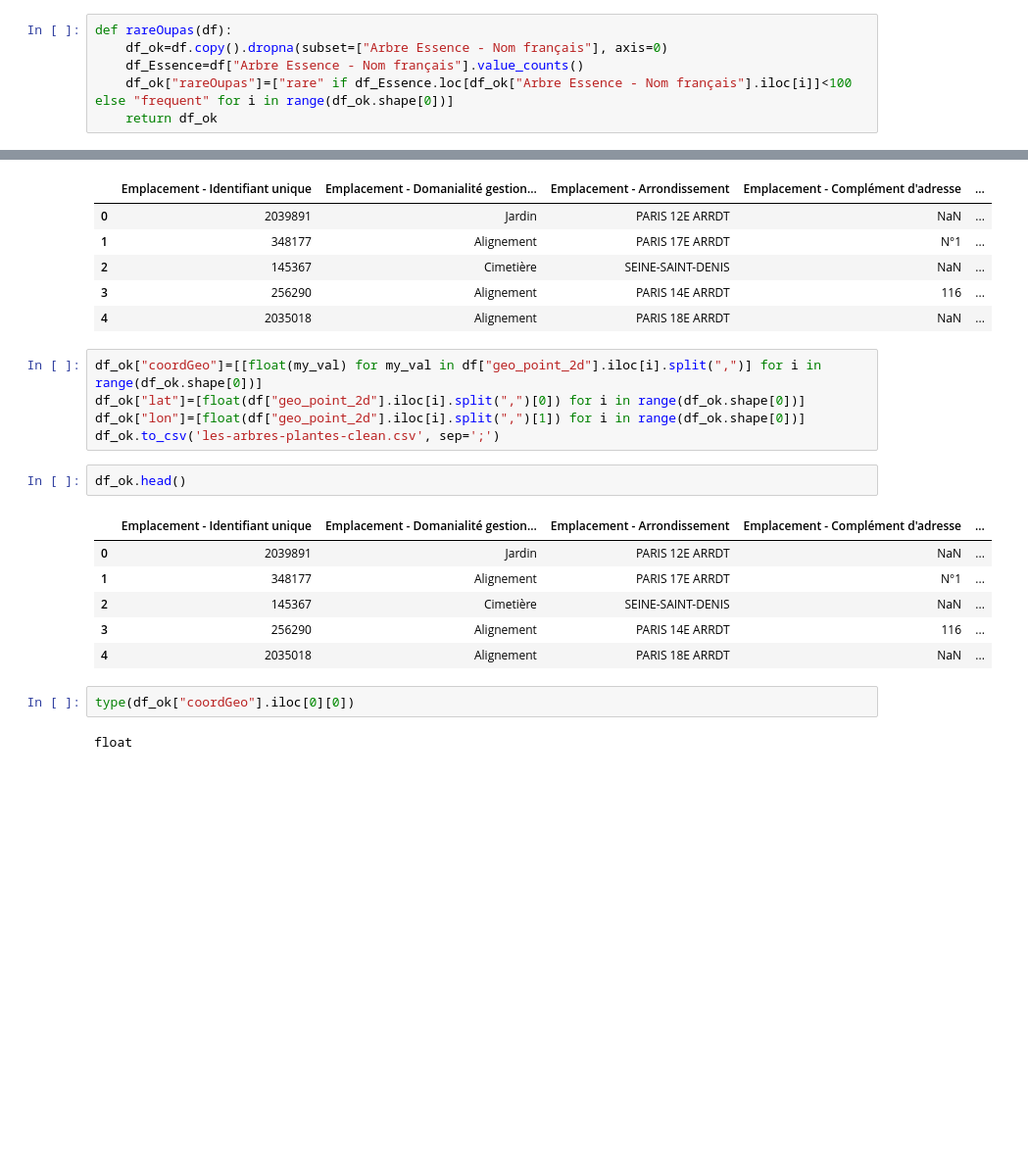
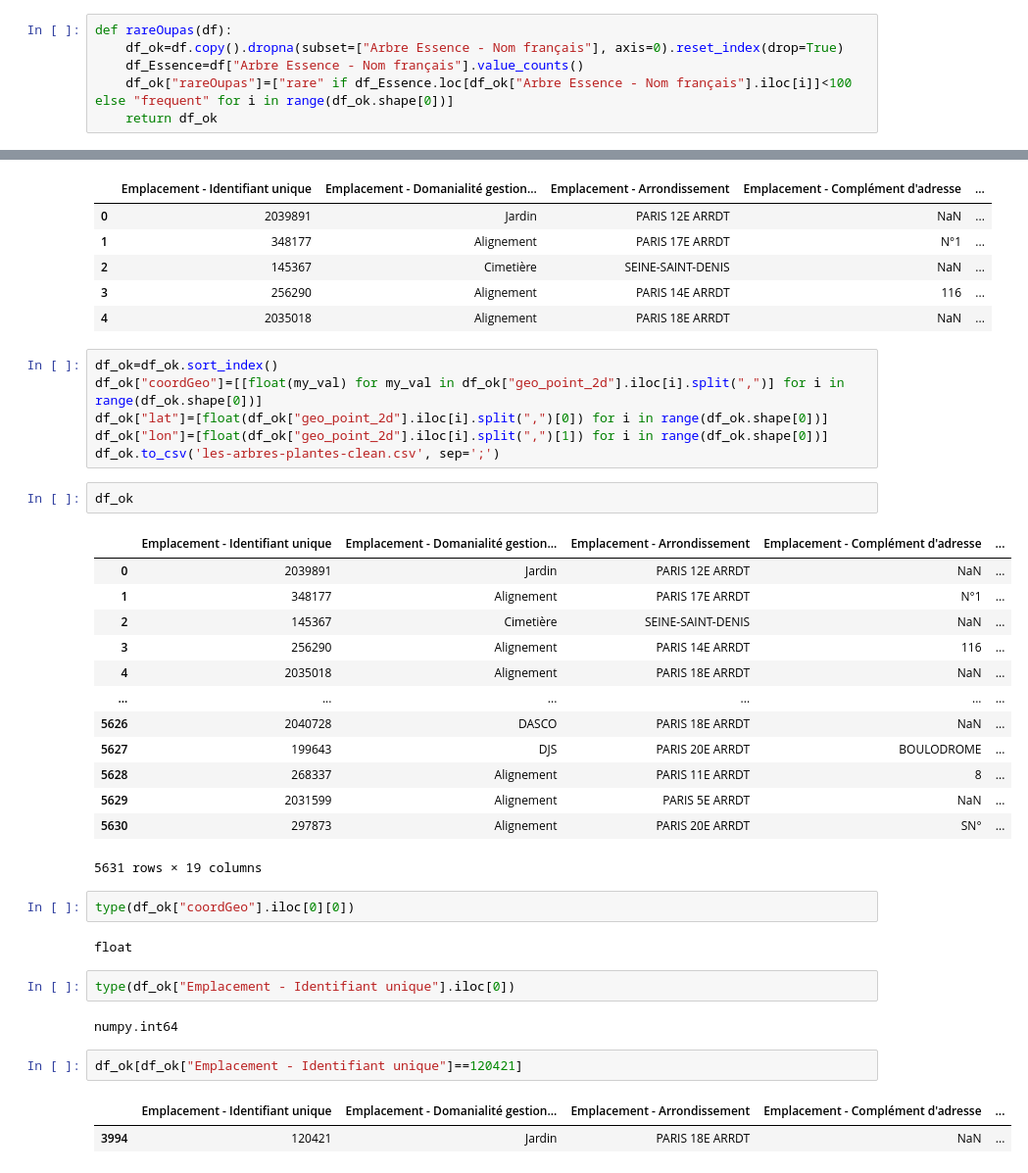
Before and after one commit to JeanMILPIED/Adopte1Arbre, a Jupyter notebook: Adopte1Arbre-datasetExploration.ipynb, the cells around one changed output, grey strips where cells are left out. Shown at 98% size. Saved outputs shown, nothing was run; the diff lists cells and outputs as text; blank space fills up the shorter version.

```diff
--- a/Adopte1Arbre-datasetExploration.ipynb
+++ b/Adopte1Arbre-datasetExploration.ipynb
@@ -107,7 +107,7 @@ df["Arbre Essence - Nom français"].value_counts().loc["Platane"]
 #### fonctions de préparation de filtres
 # %%
 def rareOupas(df):
-    df_ok=df.copy().dropna(subset=["Arbre Essence - Nom français"], axis=0)
+    df_ok=df.copy().dropna(subset=["Arbre Essence - Nom français"], axis=0).reset_index(drop=True)
     df_Essence=df["Arbre Essence - Nom français"].value_counts()
     df_ok["rareOupas"]=["rare" if df_Essence.loc[df_ok["Arbre Essence - Nom français"].iloc[i]]<100 else "frequent" for i in range(df_ok.shape[0])]
     return df_ok
@@ -169,20 +152,37 @@ df_ok.head()
 | 3 | 256290 | Alignement | PARIS 14E ARRDT | 116 | ... |
 | 4 | 2035018 | Alignement | PARIS 18E ARRDT | NaN | ... |
 # %%
-df_ok["coordGeo"]=[[float(my_val) for my_val in df["geo_point_2d"].iloc[i].split(",")] for i in range(df_ok.shape[0])]
-df_ok["lat"]=[float(df["geo_point_2d"].iloc[i].split(",")[0]) for i in range(df_ok.shape[0])]
-df_ok["lon"]=[float(df["geo_point_2d"].iloc[i].split(",")[1]) for i in range(df_ok.shape[0])]
+df_ok=df_ok.sort_index()
+df_ok["coordGeo"]=[[float(my_val) for my_val in df_ok["geo_point_2d"].iloc[i].split(",")] for i in range(df_ok.shape[0])]
+df_ok["lat"]=[float(df_ok["geo_point_2d"].iloc[i].split(",")[0]) for i in range(df_ok.shape[0])]
+df_ok["lon"]=[float(df_ok["geo_point_2d"].iloc[i].split(",")[1]) for i in range(df_ok.shape[0])]
 df_ok.to_csv('les-arbres-plantes-clean.csv', sep=';')
 # %%
-df_ok.head()
+df_ok
 # %% [output]
 |  | Emplacement - Identifiant unique | Emplacement - Domanialité gestion... | Emplacement - Arrondissement | Emplacement - Complément d'adresse | ... |
 | 0 | 2039891 | Jardin | PARIS 12E ARRDT | NaN | ... |
 | 1 | 348177 | Alignement | PARIS 17E ARRDT | N°1 | ... |
 | 2 | 145367 | Cimetière | SEINE-SAINT-DENIS | NaN | ... |
 | 3 | 256290 | Alignement | PARIS 14E ARRDT | 116 | ... |
 | 4 | 2035018 | Alignement | PARIS 18E ARRDT | NaN | ... |
+| ... | ... | ... | ... | ... | ... |
+| 5626 | 2040728 | DASCO | PARIS 18E ARRDT | NaN | ... |
+| 5627 | 199643 | DJS | PARIS 20E ARRDT | BOULODROME | ... |
+| 5628 | 268337 | Alignement | PARIS 11E ARRDT | 8 | ... |
+| 5629 | 2031599 | Alignement | PARIS 5E ARRDT | NaN | ... |
+| 5630 | 297873 | Alignement | PARIS 20E ARRDT | SN° | ... |
+5631 rows × 19 columns
 # %%
 type(df_ok["coordGeo"].iloc[0][0])
 # %% [output]
 float
+# %%
+type(df_ok["Emplacement - Identifiant unique"].iloc[0])
+# %% [output]
+numpy.int64
+# %%
+df_ok[df_ok["Emplacement - Identifiant unique"]==120421]
+# %% [output]
+|  | Emplacement - Identifiant unique | Emplacement - Domanialité gestion... | Emplacement - Arrondissement | Emplacement - Complément d'adresse | ... |
+| 3994 | 120421 | Jardin | PARIS 18E ARRDT | NaN | ... |
```
Also changed, not shown: parts of 1 cell of this notebook, 3 other files.
